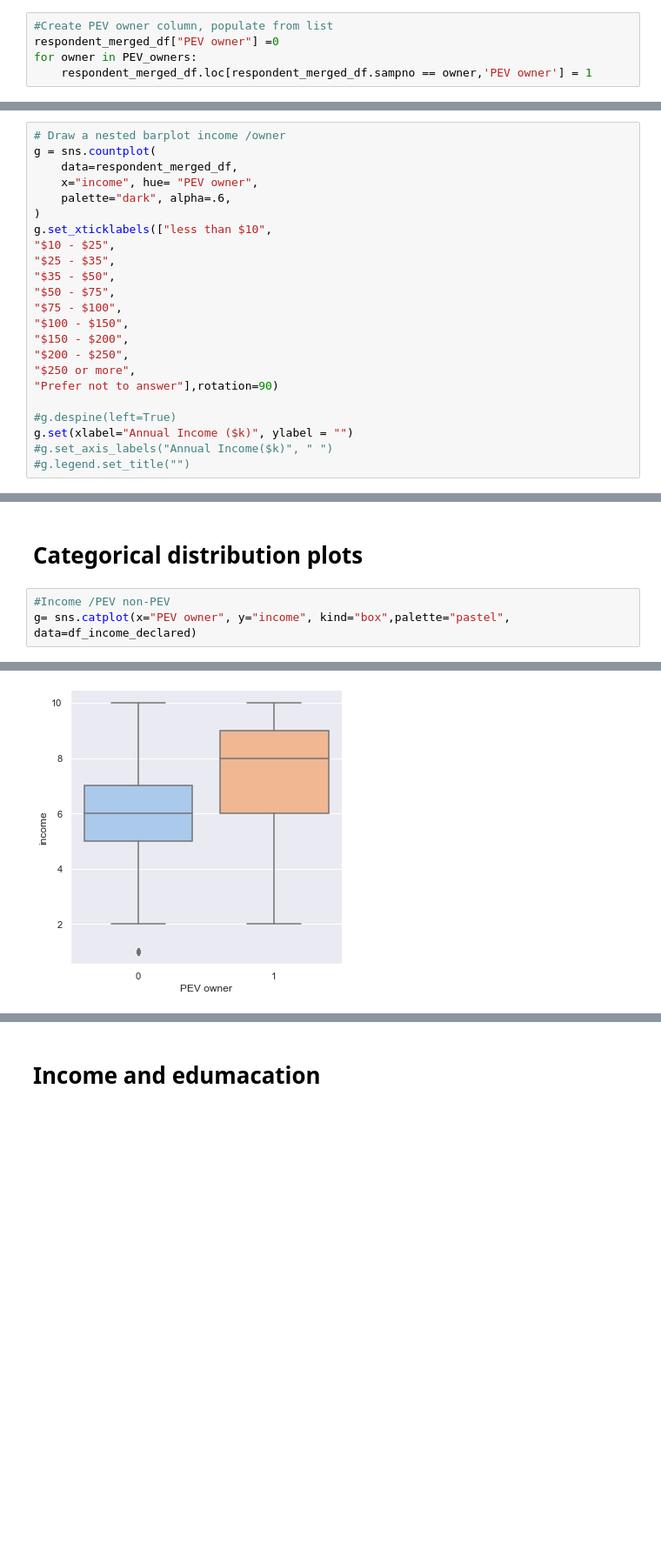
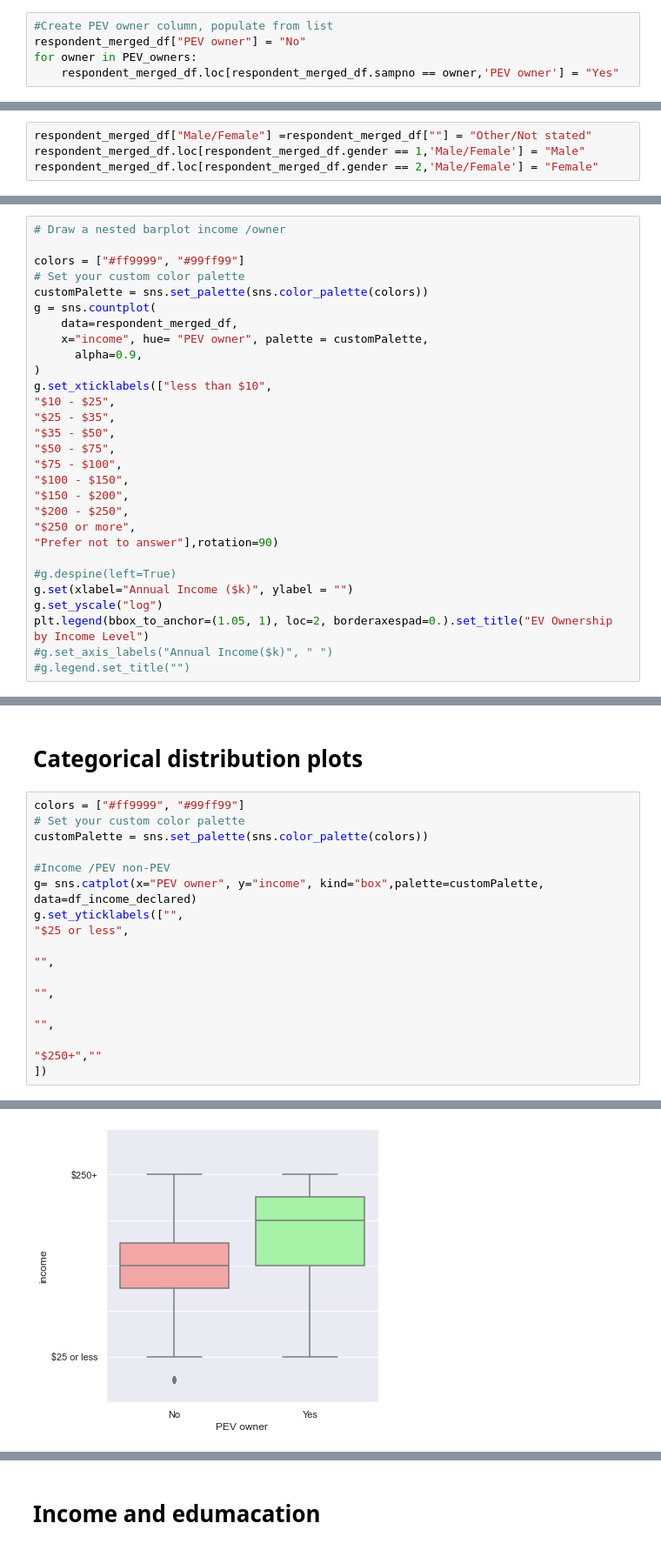
Before and after one commit to RussellShelley/Energy_Analysis, a Jupyter notebook: Visualization/Python Visuals.ipynb, the cells around one changed output, grey strips where cells are left out. Shown at 87% size. Saved outputs shown, nothing was run; the diff lists cells and outputs as text; blank space fills up the shorter version.

```diff
--- a/Visualization/Python Visuals.ipynb
+++ b/Visualization/Python Visuals.ipynb
@@ -312,8 +313,8 @@ len(PEV_owners)
 451
 # %%
 #Create PEV owner column, populate from list
-respondent_merged_df["PEV owner"] =0
+respondent_merged_df["PEV owner"] = "No"
 for owner in PEV_owners:
-    respondent_merged_df.loc[respondent_merged_df.sampno == owner,'PEV owner'] = 1
+    respondent_merged_df.loc[respondent_merged_df.sampno == owner,'PEV owner'] = "Yes"
 # %%
 #Seperate df for PEV's and non PEVS
@@ -350,3 +351,7 @@ nonowner_merged_df
 | 4246 | 191658 | 5 | 1 | 4 | 1 | 19 | 2 | 2 | ... |
 | 4247 | 190817 | 5 | 1 | 4 | 1 | 19 | 2 | 1 | ... |
 3797 rows × 112 columns
+# %%
+respondent_merged_df["Male/Female"] =respondent_merged_df[""] = "Other/Not stated"
+respondent_merged_df.loc[respondent_merged_df.gender == 1,'Male/Female'] = "Male"
+respondent_merged_df.loc[respondent_merged_df.gender == 2,'Male/Female'] = "Female"
@@ -537,10 +654,14 @@ plt.show()
 [figure]
 # %%
 # Draw a nested barplot income /owner
+
+colors = ["#ff9999", "#99ff99"]
+# Set your custom color palette
+customPalette = sns.set_palette(sns.color_palette(colors))
 g = sns.countplot(
     data=respondent_merged_df,
-    x="income", hue= "PEV owner",
-    palette="dark", alpha=.6,
+    x="income", hue= "PEV owner", palette = customPalette,
+      alpha=0.9,
 )
 g.set_xticklabels(["less than $10",
 "$10 - $25",
@@ -556,6 +677,8 @@ g.set_xticklabels(["less than $10",
 
 #g.despine(left=True)
 g.set(xlabel="Annual Income ($k)", ylabel = "")
+g.set_yscale("log")
+plt.legend(bbox_to_anchor=(1.05, 1), loc=2, borderaxespad=0.).set_title("EV Ownership by Income Level")
 #g.set_axis_labels("Annual Income($k)", " ")
 #g.legend.set_title("")
 # %% [output]
@@ -581,6 +703,21 @@ Name: income, dtype: int64
 # %% [markdown]
 # Categorical distribution plots
 # %%
+colors = ["#ff9999", "#99ff99"]
+# Set your custom color palette
+customPalette = sns.set_palette(sns.color_palette(colors))
+
 #Income /PEV non-PEV
-g= sns.catplot(x="PEV owner", y="income", kind="box",palette="pastel", data=df_income_declared)
+g= sns.catplot(x="PEV owner", y="income", kind="box",palette=customPalette, data=df_income_declared)
+g.set_yticklabels(["",
+"$25 or less",
+
+"",
+
+"",
+
+"",
+
+"$250+",""
+])
 # %% [output]
@@ -587,4 +725,4 @@ g= sns.catplot(x="PEV owner", y="income", kind="box",palette="pastel", data=df_i
-[figure, old version]
+[figure, new version]
 # %%
 sns.catplot(x="PEV owner", y="income", hue="PEV owner",
             kind="violin", data=df_income_declared)
```
Also changed, not shown: parts of 43 cells of this notebook, 12 other files.
